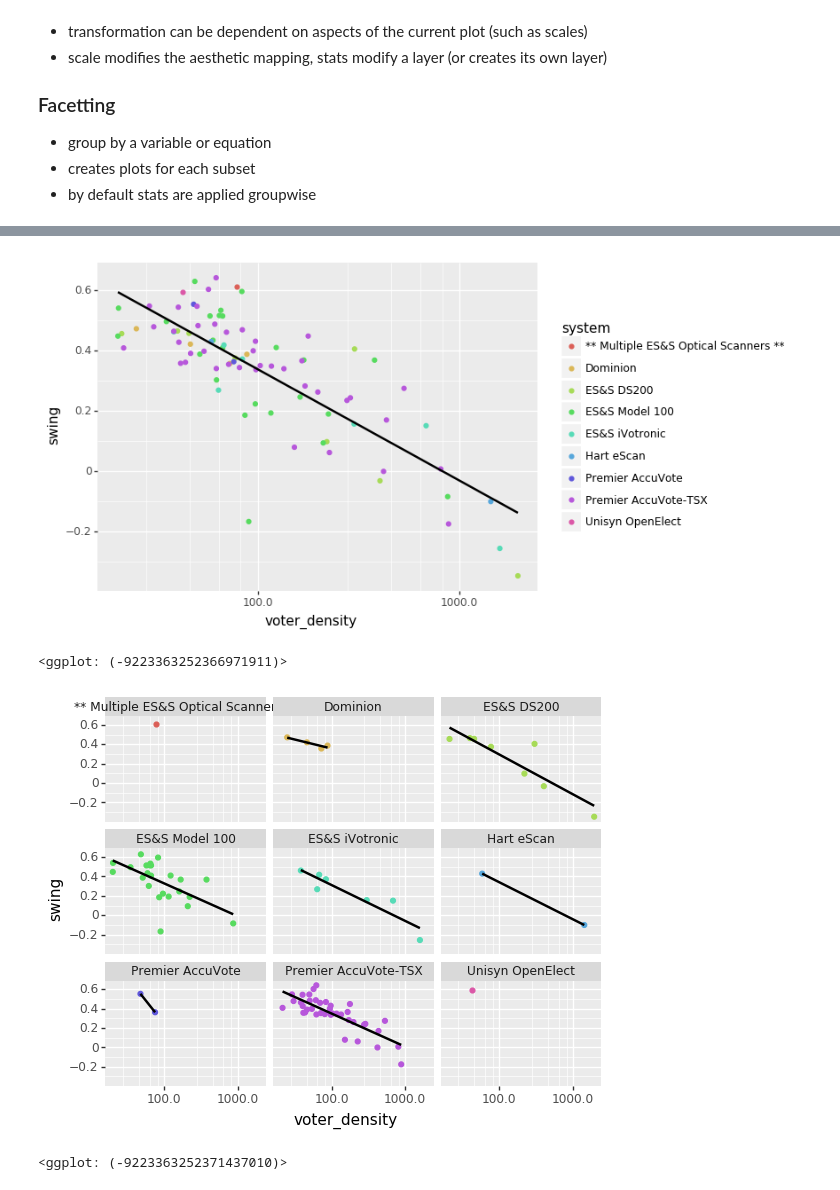
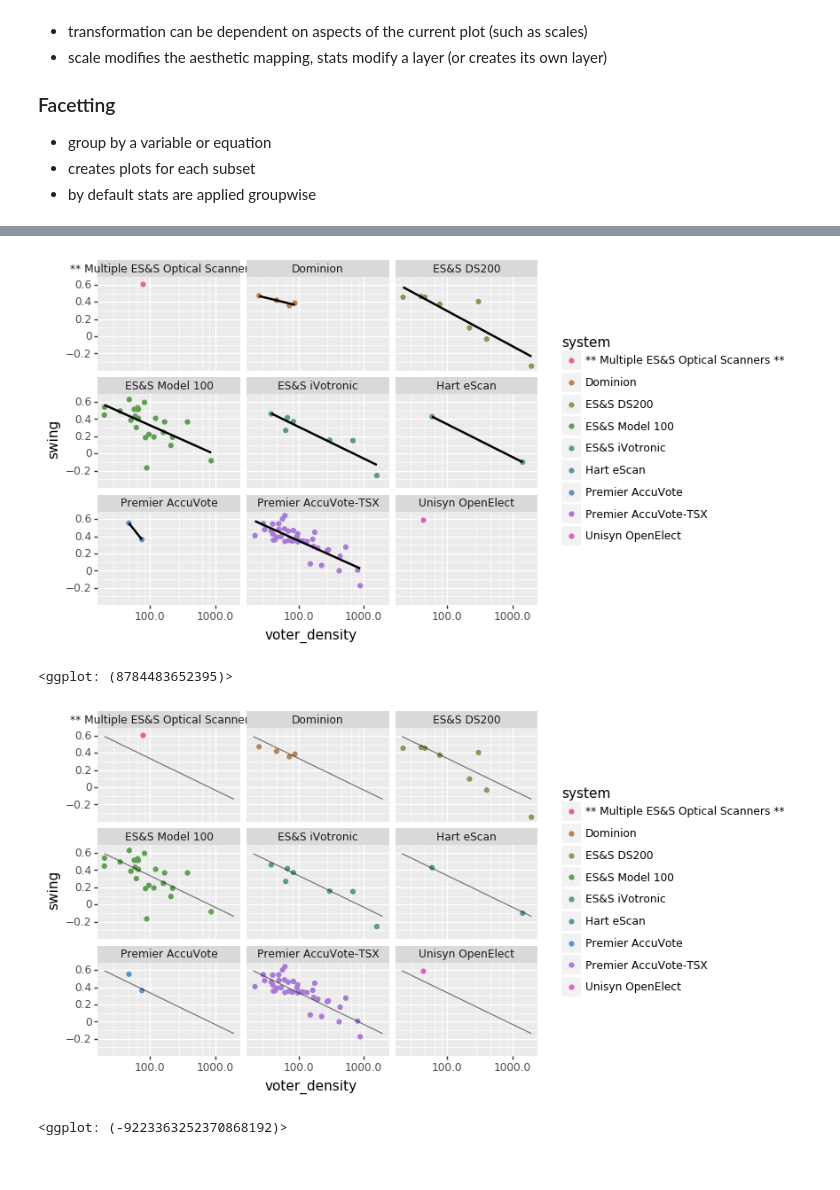
Before and after one commit to jsharpna/141Blectures, a Jupyter notebook: lecture13/lecture13.ipynb, the cells around one changed output, grey strips where cells are left out. Saved outputs shown, nothing was run; the diff lists cells and outputs as text; code cells hidden in the pictures.

```diff
--- a/lecture13/lecture13.ipynb
+++ b/lecture13/lecture13.ipynb
@@ -241,9 +239,10 @@ Also have:
 - creates plots for each subset
 - by default stats are applied groupwise
 # %%
-p9.ggplot(OH_counties) \
-+ p9.aes(x='voter_density',y='swing',color='system') \
-+ p9.geom_point() \
-+ p9.scale_x_log10()
+gg = p9.ggplot(OH_counties)
+gg += p9.aes(x='voter_density',y='swing',color='system') # add color mapping
+gg += p9.geom_point()
+gg += p9.scale_x_log10()
+gg
 # %% [output]
 [figure]
@@ -251,8 +250,5 @@ p9.ggplot(OH_counties) \
 # %%
-p9.ggplot(OH_counties) \
-+ p9.aes(x='voter_density',y='swing',color='system') \
-+ p9.geom_point() \
-+ p9.scale_x_log10() \
-+ p9.scale_color_hue(color_space='husl') # slightly different color map
+gg += p9.scale_color_hue(color_space='husl') # slightly different color map
+gg
 # %% [output]
 [figure]
@@ -260,19 +263,19 @@ p9.ggplot(OH_counties) \
 # %%
-p9.ggplot(OH_counties) \
-+ p9.aes(x='voter_density',y='swing',color='system') \
-+ p9.geom_point() \
-+ p9.scale_x_log10() \
+## facet on equation ~system
+gg + p9.facet_wrap('~system') \
 + p9.stat_smooth(mapping=p9.aes(x='voter_density',y='swing'),
                  method='lm', se = False, inherit_aes=False)
 # %% [output]
-[figure, old version]
+[figure, new version]
-<ggplot: (-9223363252366971911)>
+<ggplot: (8784483652395)>
-# %%
-gg = p9.ggplot(OH_counties) + p9.aes(x='voter_density',y='swing',color='system') + p9.geom_point() + p9.scale_x_log10() + p9.scale_color_hue(guide=False)
 # %%
+## I want to compare against same regression line
+## Use this trick (remove system from data)
+
 gg + p9.facet_wrap('~system') \
-+ p9.stat_smooth(mapping=p9.aes(x='voter_density',y='swing'),
-                 method='lm', se = False, inherit_aes=False)
++ p9.geom_line(stat='smooth',method='lm',mapping=p9.aes(x='voter_density',y='swing'),
+                 data=OH_counties[['voter_density','swing']],
+                 se = False, inherit_aes=False,alpha=.5)
 # %% [output]
-[figure, old version]
+[figure, new version]
-<ggplot: (-9223363252371437010)>
+<ggplot: (-9223363252370868192)>
```
Also changed, not shown: parts of 12 cells of this notebook, 1 other file.
